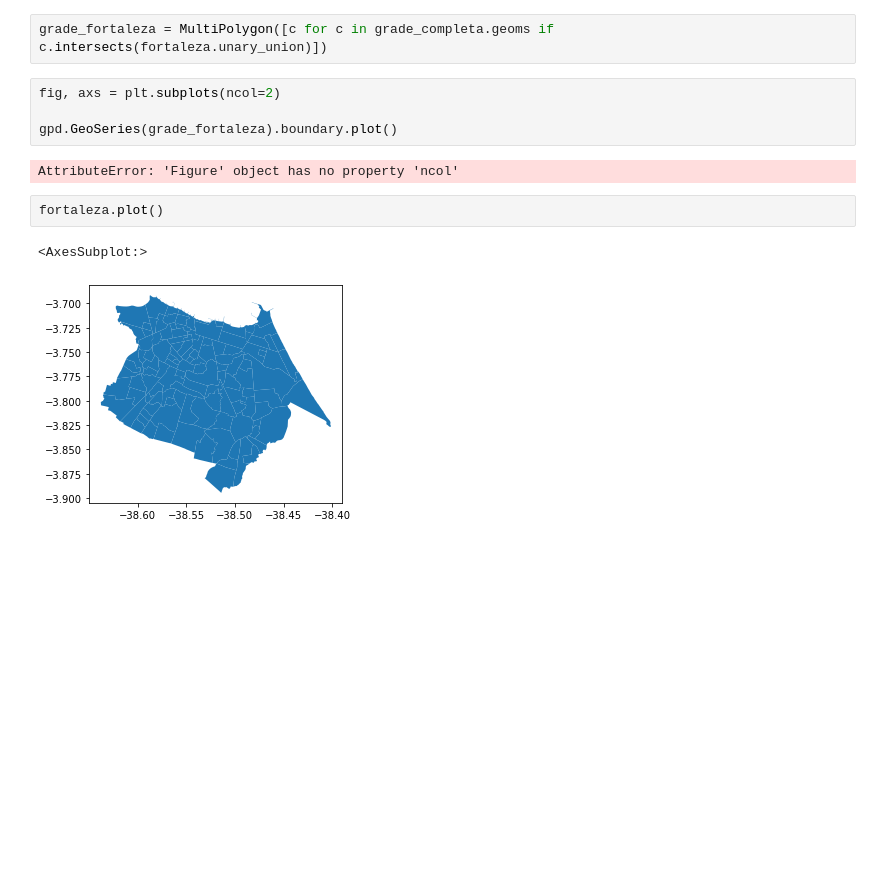
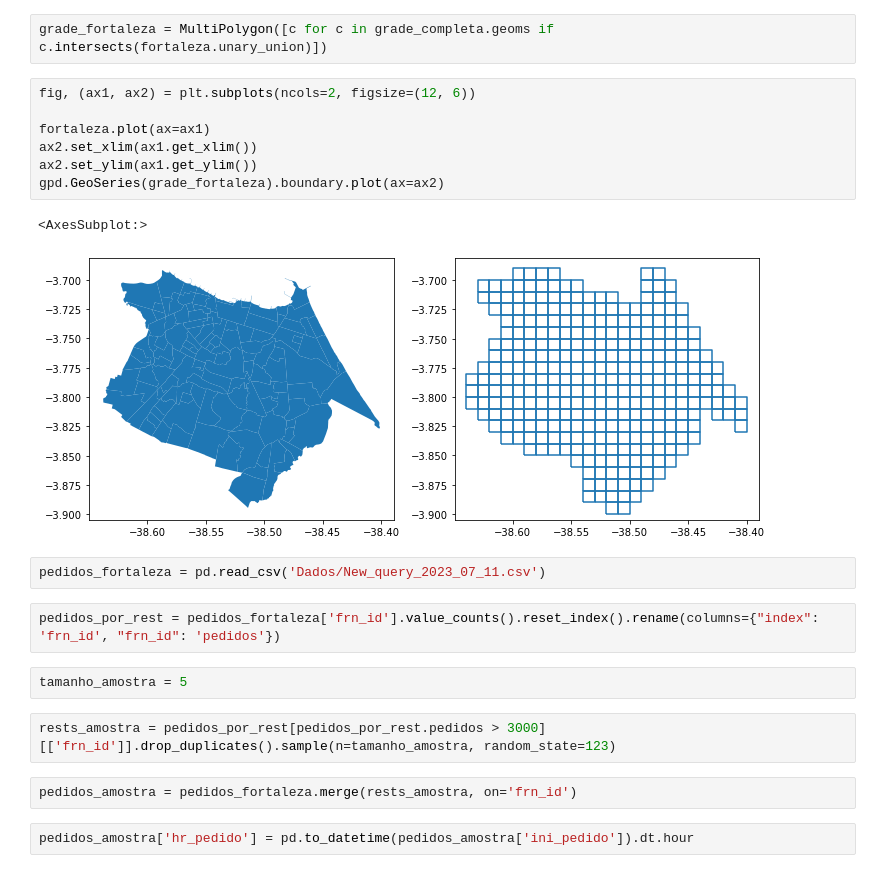
Before and after one commit to fdanielsouza/Teoria_das_Filas_Aplicado_a_Delivery_Online, a Jupyter notebook: Estudos.ipynb, the cells around one changed output. Drawn from its saved outputs; the diff is of its cells as text; blank space fills up the shorter version.

Commit message:
Escolhida amostra de merchants

```diff
--- a/Estudos.ipynb
+++ b/Estudos.ipynb
@@ -22,13 +22,24 @@ grade_completa = MultiPolygon((criar_celula(x, y, p) for x in arange(x_min - p,
 # %%
 grade_fortaleza = MultiPolygon([c for c in grade_completa.geoms if c.intersects(fortaleza.unary_union)])
 # %%
-fig, axs = plt.subplots(ncol=2)
+fig, (ax1, ax2) = plt.subplots(ncols=2, figsize=(12, 6))
 
-gpd.GeoSeries(grade_fortaleza).boundary.plot()
+fortaleza.plot(ax=ax1)
+ax2.set_xlim(ax1.get_xlim())
+ax2.set_ylim(ax1.get_ylim())
+gpd.GeoSeries(grade_fortaleza).boundary.plot(ax=ax2)
 # %% [output]
-AttributeError: 'Figure' object has no property 'ncol'
+<AxesSubplot:>
+[figure, added]
-# %%
-fortaleza.plot()
-# %% [output]
-<AxesSubplot:>
-[figure, removed]
+# %%
+pedidos_fortaleza = pd.read_csv('Dados/New_query_2023_07_11.csv')
+# %%
+pedidos_por_rest = pedidos_fortaleza['frn_id'].value_counts().reset_index().rename(columns={"index": 'frn_id', "frn_id": 'pedidos'})
+# %%
+tamanho_amostra = 5
+# %%
+rests_amostra = pedidos_por_rest[pedidos_por_rest.pedidos > 3000][['frn_id']].drop_duplicates().sample(n=tamanho_amostra, random_state=123)
+# %%
+pedidos_amostra = pedidos_fortaleza.merge(rests_amostra, on='frn_id')
+# %%
+pedidos_amostra['hr_pedido'] = pd.to_datetime(pedidos_amostra['ini_pedido']).dt.hour
```
Also changed, not shown: parts of 3 cells of this notebook.
